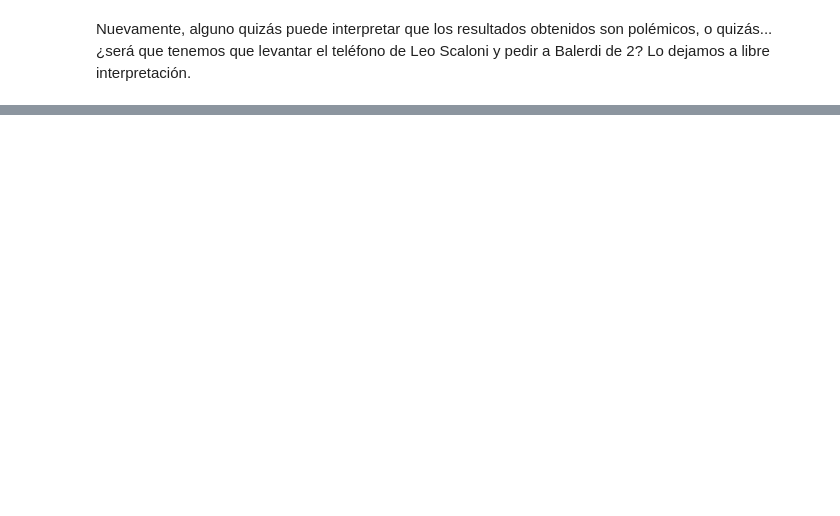
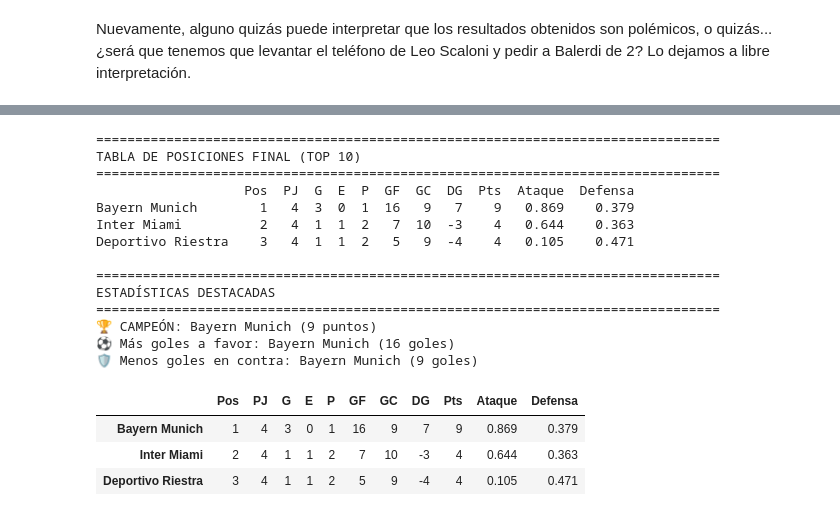
Before and after one commit to faustomartinez/taller-futbol-analytics, a Jupyter notebook: taller.ipynb, the cells around one changed output, grey strips where cells are left out. Cells and saved outputs as stored; diff of their text form; code cells hidden in the pictures; blank space fills up the shorter version.

Commit message:
Añado simulador de ligas de fantasía

```diff
--- a/taller.ipynb
+++ b/taller.ipynb
@@ -513,0 +510,10 @@ Santi Oviedo y Faus Martínez.
+# %%
+# Creamos una lista con los equipos de cada liga
+
+equipos_premier = df_premier["Squad"].tolist()
+equipos_seriea = df_seriea["Squad"].tolist()
+equipos_bundesliga = df_bundesliga["Squad"].tolist()
+equipos_laliga = df_laliga["Squad"].tolist()
+equipos_argentina = df_argentina["Squad"].tolist()
+equipos_ligue1 = df_ligue1["Squad"].tolist()
+equipos_mls = df_mls["Squad"].tolist()
@@ -513,0 +522,10 @@ Santi Oviedo y Faus Martínez.
+# %%
+# Cargamos los simuladores
+from liga_simulator import liga_simulator, liga_simulator_montecarlo
+
+# Simulamos la liga con los equipos de la liga Argentina y agregamos un equipo de la Premier League
+lista_equipos = equipos_argentina + ["Aston Villa"]
+
+# Simulamos la liga con los equipos seleccionados
+tabla_general, simulador = liga_simulator(df_equipos, lista_equipos)
+tabla_general
@@ -513,0 +569,3 @@ Santi Oviedo y Faus Martínez.
+# %%
+# Realizamos 100 simulaciones para obtener mejores resultados
+liga_simulator_montecarlo(df_equipos, lista_equipos, rounds=2, n_simulations=100)
@@ -513,0 +611,6 @@ Santi Oviedo y Faus Martínez.
+# %%
+# Agregamos los 5 grandes del fútbol argentino a la Premier League
+lista_equipos = equipos_premier + ["Boca Juniors", "River Plate", "Independiente", "Racing Club", "San Lorenzo"]
+
+# Realizamos 100 simulaciones para obtener mejores resultados
+liga_simulator_montecarlo(df_equipos, lista_equipos, rounds=2, n_simulations=100)
@@ -513,0 +659,24 @@ Santi Oviedo y Faus Martínez.
+# %%
+lista_equipos = ["Deportivo Riestra", "Inter Miami", "Bayern Munich"]
+
+tabla_general, simulador = liga_simulator(df_equipos, lista_equipos, rounds=2)
+tabla_general
+# %% [output]
+================================================================================
+TABLA DE POSICIONES FINAL (TOP 10)
+================================================================================
+                   Pos  PJ  G  E  P  GF  GC  DG  Pts  Ataque  Defensa
+Bayern Munich        1   4  3  0  1  16   9   7    9   0.869    0.379
+Inter Miami          2   4  1  1  2   7  10  -3    4   0.644    0.363
+Deportivo Riestra    3   4  1  1  2   5   9  -4    4   0.105    0.471
+
+================================================================================
+ESTADÍSTICAS DESTACADAS
+================================================================================
+🏆 CAMPEÓN: Bayern Munich (9 puntos)
+⚽ Más goles a favor: Bayern Munich (16 goles)
+🛡️ Menos goles en contra: Bayern Munich (9 goles)
+|  | Pos | PJ | G | E | P | GF | GC | DG | Pts | Ataque | Defensa |
+| Bayern Munich | 1 | 4 | 3 | 0 | 1 | 16 | 9 | 7 | 9 | 0.869 | 0.379 |
+| Inter Miami | 2 | 4 | 1 | 1 | 2 | 7 | 10 | -3 | 4 | 0.644 | 0.363 |
+| Deportivo Riestra | 3 | 4 | 1 | 1 | 2 | 5 | 9 | -4 | 4 | 0.105 | 0.471 |
```
Also changed, not shown: parts of 25 cells of this notebook, 23 other files.
